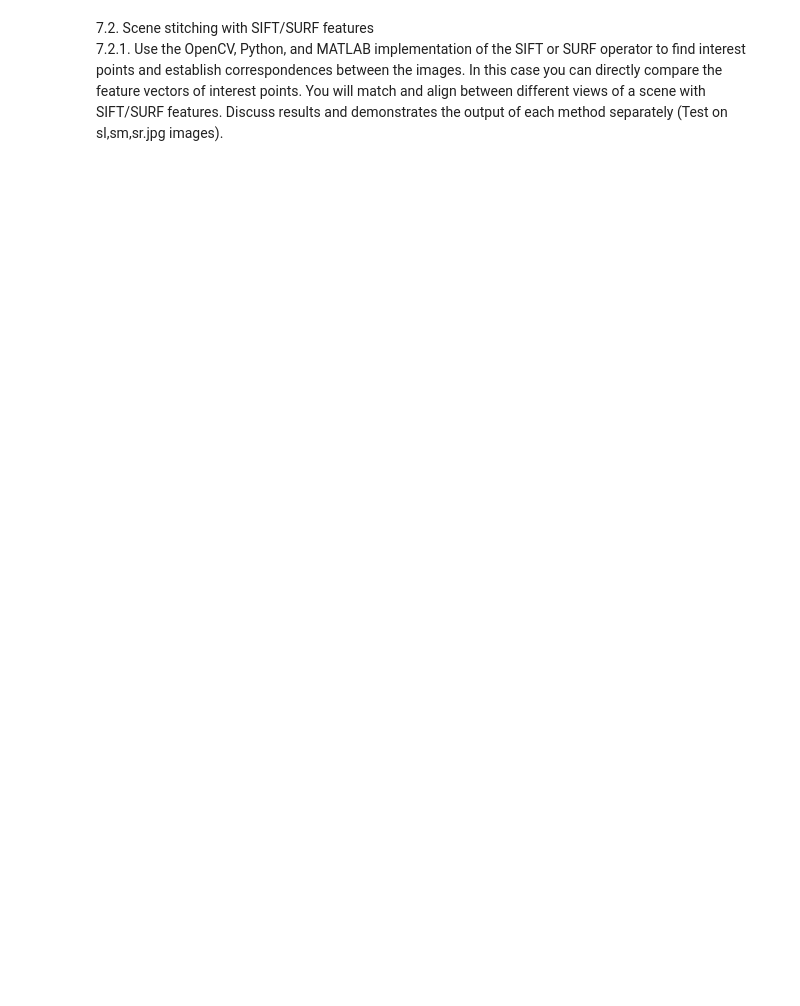
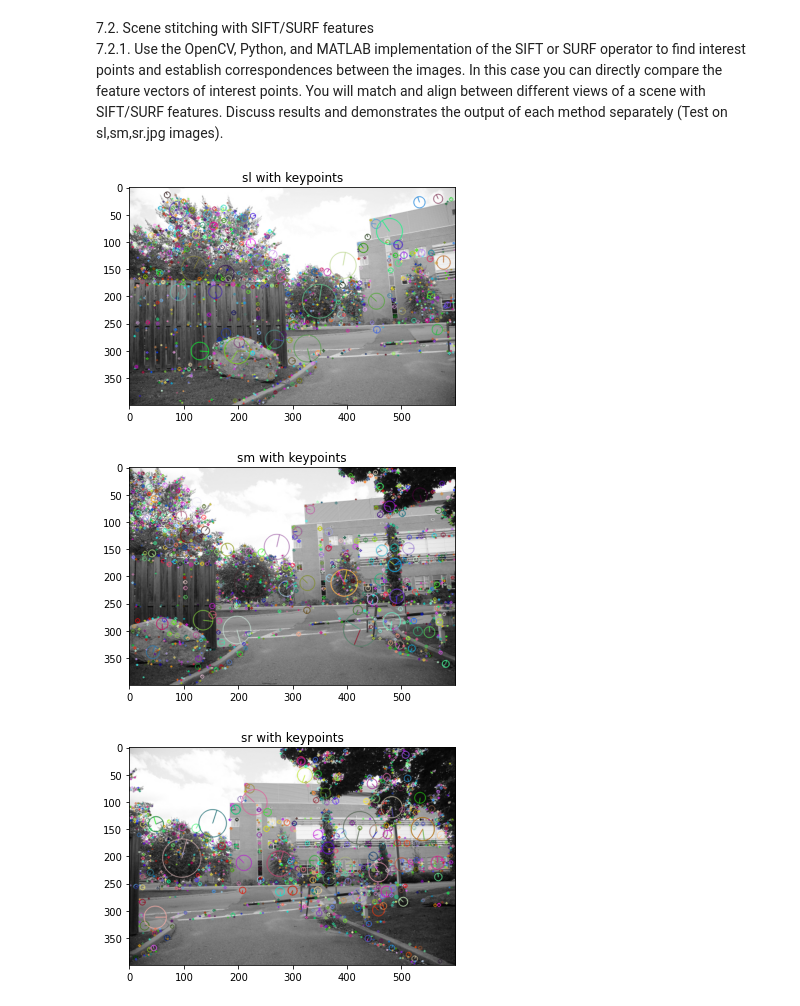
Before and after one commit to saleh-sh/HW7, a Jupyter notebook: HW7.ipynb, the cells around one changed output. Drawn from its saved outputs; the diff is of its cells as text; code cells hidden in the pictures; blank space fills up the shorter version.

```diff
--- a/HW7.ipynb
+++ b/HW7.ipynb
@@ -37,3 +110,35 @@ def plot_image(image, title=''):
 # %% [markdown]
 7.2. Scene stitching with SIFT/SURF features
 7.2.1. Use the OpenCV, Python, and MATLAB implementation of the SIFT or SURF operator to find interest points and establish correspondences between the images. In this case you can directly compare the feature vectors of interest points. You will match and align between different views of a scene with SIFT/SURF features. Discuss results and demonstrates the output of each method separately (Test on sl,sm,sr.jpg images).
+# %%
+def detect_SIFT_key_points(image):
+    # Converting image to grayscale
+  gray = cv2.cvtColor(image,cv2.COLOR_BGR2GRAY)
+
+  # Applying SIFT detector
+  sift = cv2.xfeatures2d.SIFT_create()
+  kp = sift.detect(gray, None)
+
+  # Marking the keypoint on the image using circles
+  image = cv2.drawKeypoints(gray,
+                        kp,
+                        image,
+                        flags=cv2.DRAW_MATCHES_FLAGS_DRAW_RICH_KEYPOINTS)
+
+  return image
+# %%
+sl_with_key_points = detect_SIFT_key_points(sl)
+cv2.imwrite(rootPath + 'Outputs/7.2/7.2.1/sl-with-keypoints.jpg', sl_with_key_points)
+plot_image(sl_with_key_points, 'sl with keypoints')
+
+sm_with_key_points = detect_SIFT_key_points(sm)
+cv2.imwrite(rootPath + 'Outputs/7.2/7.2.1/sm-with-keypoints.jpg', sm_with_key_points)
+plot_image(sm_with_key_points, 'sm with keypoints')
+
+sr_with_key_points = detect_SIFT_key_points(sr)
+cv2.imwrite(rootPath + 'Outputs/7.2/7.2.1/sr-with-keypoints.jpg', sr_with_key_points)
+plot_image(sr_with_key_points, 'sr with keypoints')
+# %% [output]
+[figure, added]
+[figure, added]
+[figure, added]
```
Also changed, not shown: parts of 10 cells of this notebook, 11 other files.
